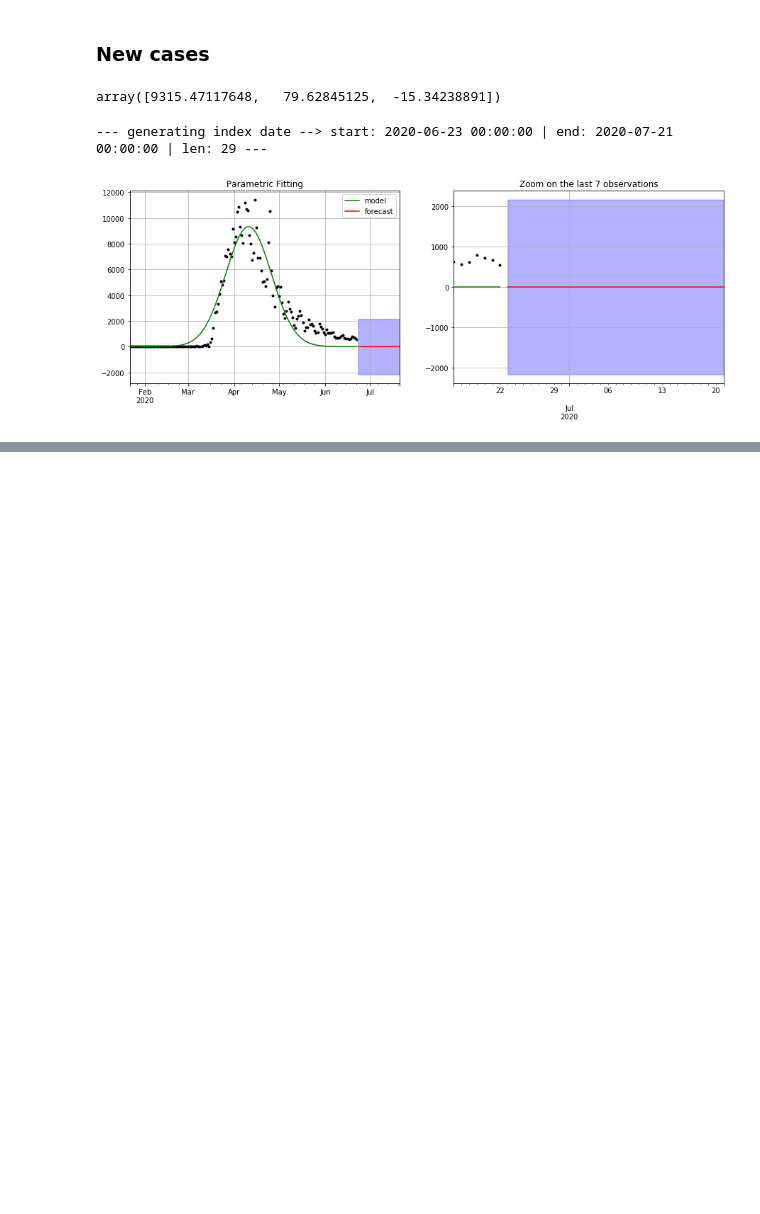
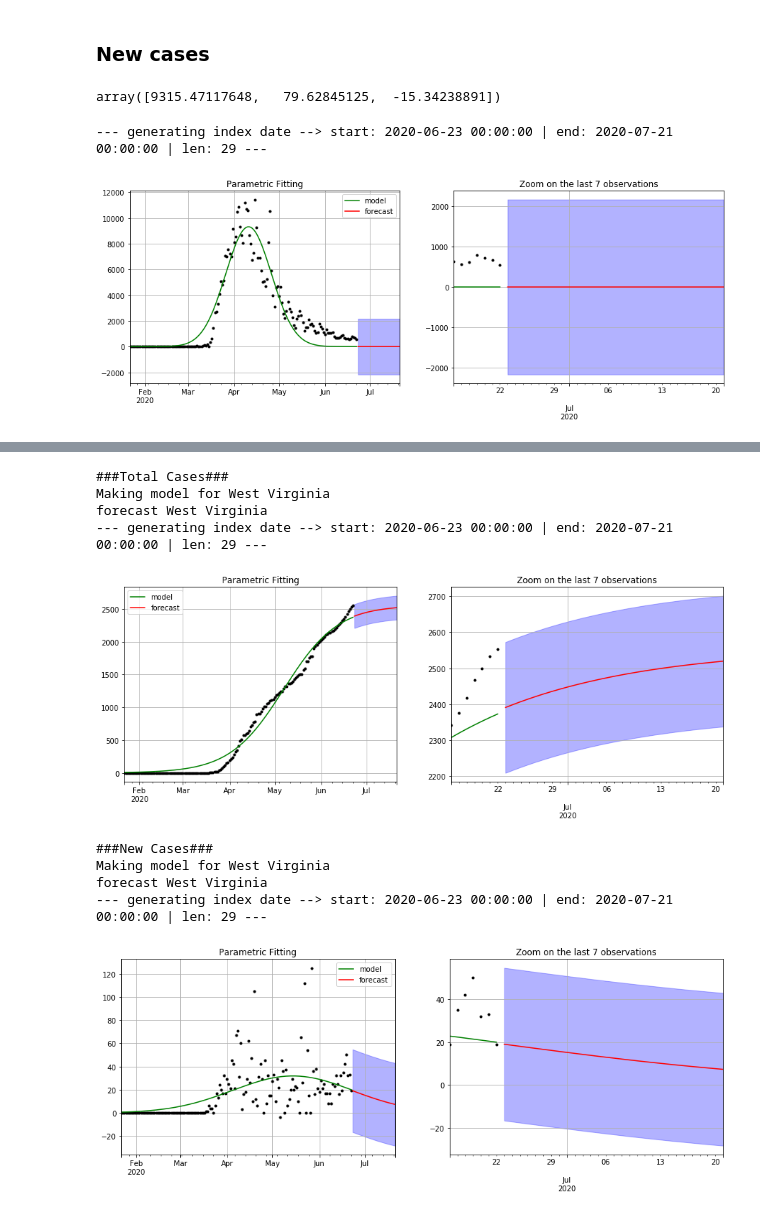
Before and after one commit to sahussain/Udacity-MLEN-CapstoneProject, a Jupyter notebook: Notebooks/TSFMs2 .ipynb, the cells around one changed output, grey strips where cells are left out. Cells and saved outputs as stored; diff of their text form; code cells hidden in the pictures; blank space fills up the shorter version.

```diff
--- a/Notebooks/TSFMs2 .ipynb
+++ b/Notebooks/TSFMs2 .ipynb
@@ -337,0 +463,13 @@ preds = forecast_curve(covid_df_NY["new"], curve_gaussian, model, pred_ahead=30,
+# %%
+forecast_randomcity_both_cases(covid_df)
+# %% [output]
+###Total Cases###
+Making model for West Virginia
+forecast West Virginia
+--- generating index date --> start: 2020-06-23 00:00:00 | end: 2020-07-21 00:00:00 | len: 29 ---
+[figure, added]
+###New Cases###
+Making model for West Virginia
+forecast West Virginia
+--- generating index date --> start: 2020-06-23 00:00:00 | end: 2020-07-21 00:00:00 | len: 29 ---
+[figure, added]
```
Also changed, not shown: parts of 16 cells of this notebook.
